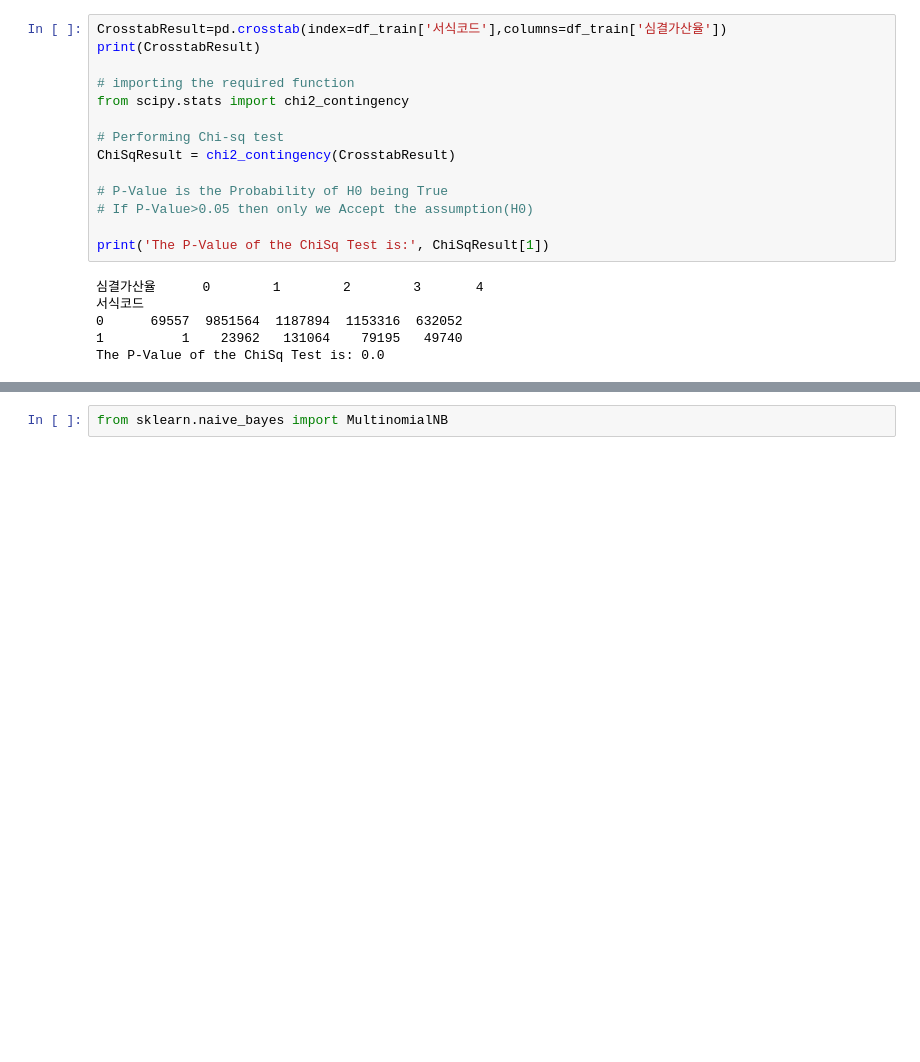
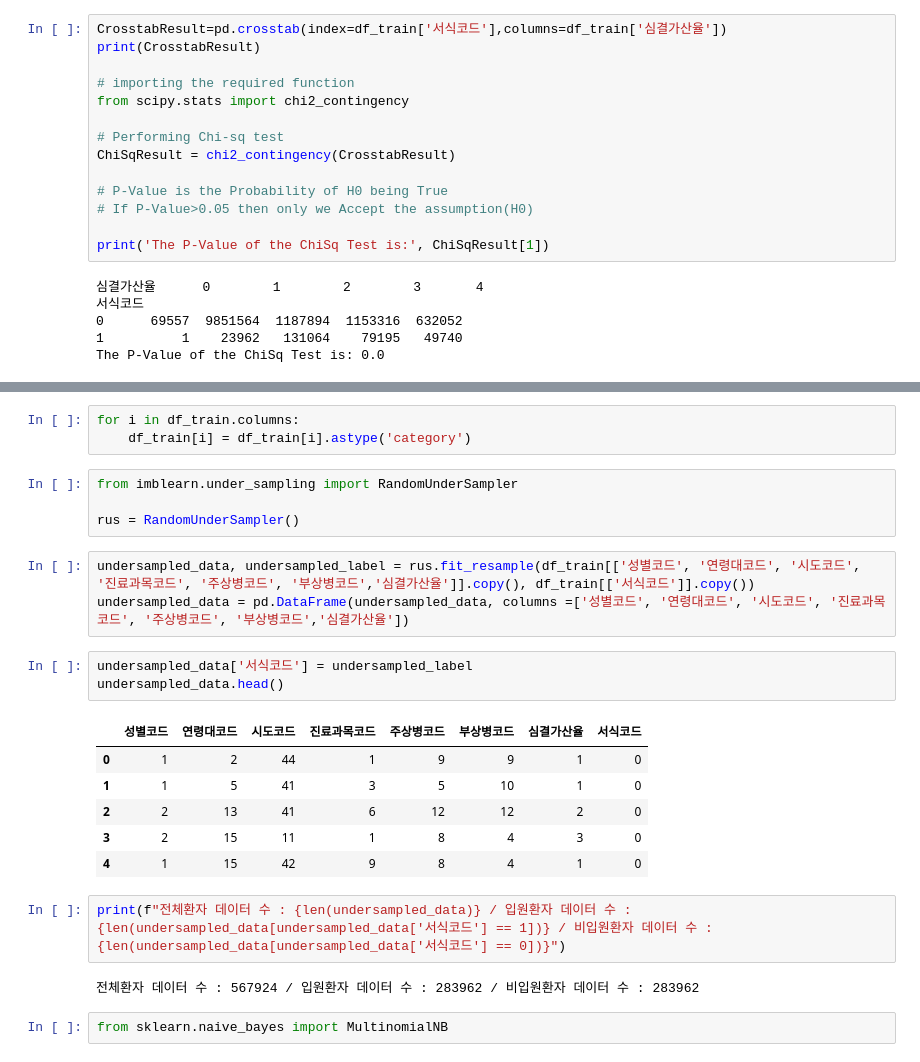
Before and after one commit to Data-PPOGAEGI/Project-1, a Jupyter notebook: 김용국/공용소스코드 종합용[김용국].ipynb, the cells around one changed output, grey strips where cells are left out. Cells and saved outputs as stored; diff of their text form; blank space fills up the shorter version.

```diff
--- a/김용국/공용소스코드 종합용[김용국].ipynb
+++ b/김용국/공용소스코드 종합용[김용국].ipynb
@@ -447,3 +461,27 @@ The P-Value of the ChiSq Test is: 0.0
+# %%
+for i in df_train.columns:
+    df_train[i] = df_train[i].astype('category')
+# %%
+from imblearn.under_sampling import RandomUnderSampler
+
+rus = RandomUnderSampler()
+# %%
+undersampled_data, undersampled_label = rus.fit_resample(df_train[['성별코드', '연령대코드', '시도코드', '진료과목코드', '주상병코드', '부상병코드','심결가산율']].copy(), df_train[['서식코드']].copy())
+undersampled_data = pd.DataFrame(undersampled_data, columns =['성별코드', '연령대코드', '시도코드', '진료과목코드', '주상병코드', '부상병코드','심결가산율'])
+# %%
+undersampled_data['서식코드'] = undersampled_label
+undersampled_data.head()
+# %% [output]
+|  | 성별코드 | 연령대코드 | 시도코드 | 진료과목코드 | 주상병코드 | 부상병코드 | 심결가산율 | 서식코드 |
+| 0 | 1 | 2 | 44 | 1 | 9 | 9 | 1 | 0 |
+| 1 | 1 | 5 | 41 | 3 | 5 | 10 | 1 | 0 |
+| 2 | 2 | 13 | 41 | 6 | 12 | 12 | 2 | 0 |
+| 3 | 2 | 15 | 11 | 1 | 8 | 4 | 3 | 0 |
+| 4 | 1 | 15 | 42 | 9 | 8 | 4 | 1 | 0 |
+# %%
+print(f"전체환자 데이터 수 : {len(undersampled_data)} / 입원환자 데이터 수 : {len(undersampled_data[undersampled_data['서식코드'] == 1])} / 비입원환자 데이터 수 : {len(undersampled_data[undersampled_data['서식코드'] == 0])}")
+# %% [output]
+전체환자 데이터 수 : 567924 / 입원환자 데이터 수 : 283962 / 비입원환자 데이터 수 : 283962
 # %%
 from sklearn.naive_bayes import MultinomialNB
 # %%
```
Also changed, not shown: parts of 27 cells of this notebook.
